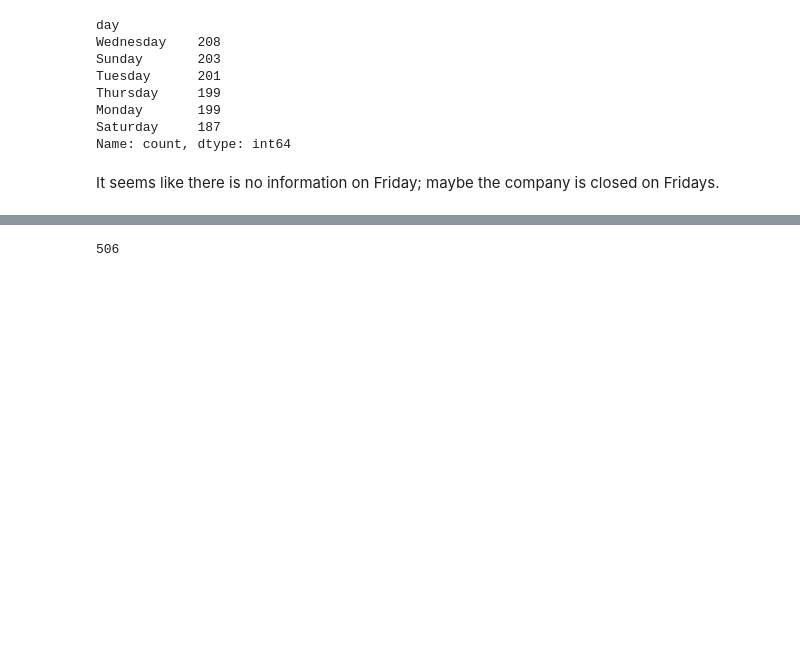
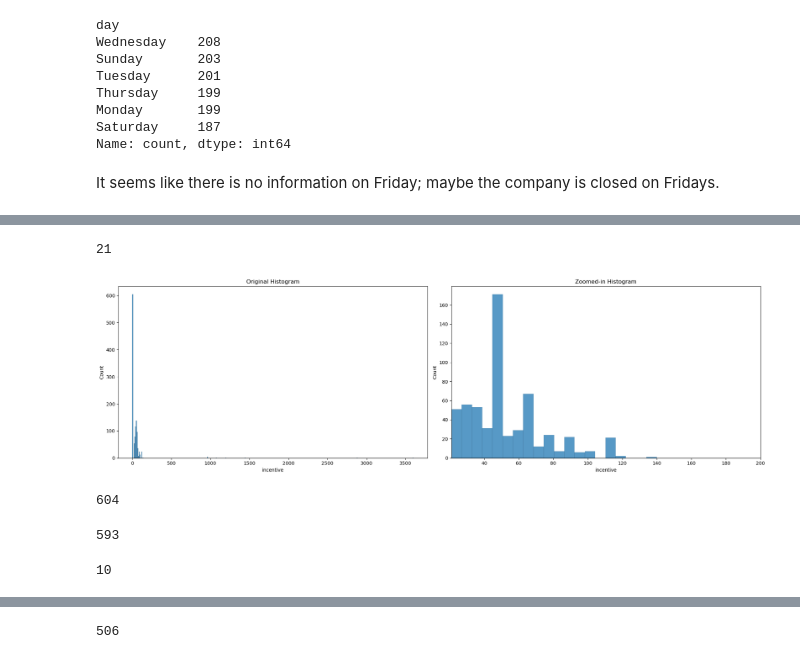
Before and after one commit to caglaco/Productivity-Prediction-of-Garment-Employees, a Jupyter notebook: Garment_Employees.ipynb, the cells around one changed output, grey strips where cells are left out. Drawn from its saved outputs; the diff is of its cells as text; code cells hidden in the pictures; blank space fills up the shorter version.

```diff
--- a/Garment_Employees.ipynb
+++ b/Garment_Employees.ipynb
@@ -299,0 +321,33 @@ Correlation between incentive and actual productivity: 0.07653762727386508
+# %%
+incentive_ = df[df['incentive'] > 0]
+# %%
+incentive_['incentive'].min()
+# %% [output]
+21
+# %%
+fig, (ax1, ax2) = plt.subplots(1,2,figsize=(20, 6))
+
+sns.histplot(x='incentive', data=df, ax=ax1)
+ax1.set_title('Original Histogram')
+
+sns.histplot(x='incentive', data=incentive_, ax=ax2)
+ax2.set_title('Zoomed-in Histogram')
+ax2.set_xlim([21, 200])
+
+
+plt.tight_layout()
+plt.show()
+# %% [output]
+[figure, added]
+# %%
+(df['incentive'] == 0).sum()
+# %% [output]
+604
+# %%
+(df['incentive'] > 0).sum()
+# %% [output]
+593
+# %%
+(df['incentive'] > 200).sum()
+# %% [output]
+10
```
Also changed, not shown: parts of 85 cells of this notebook.
